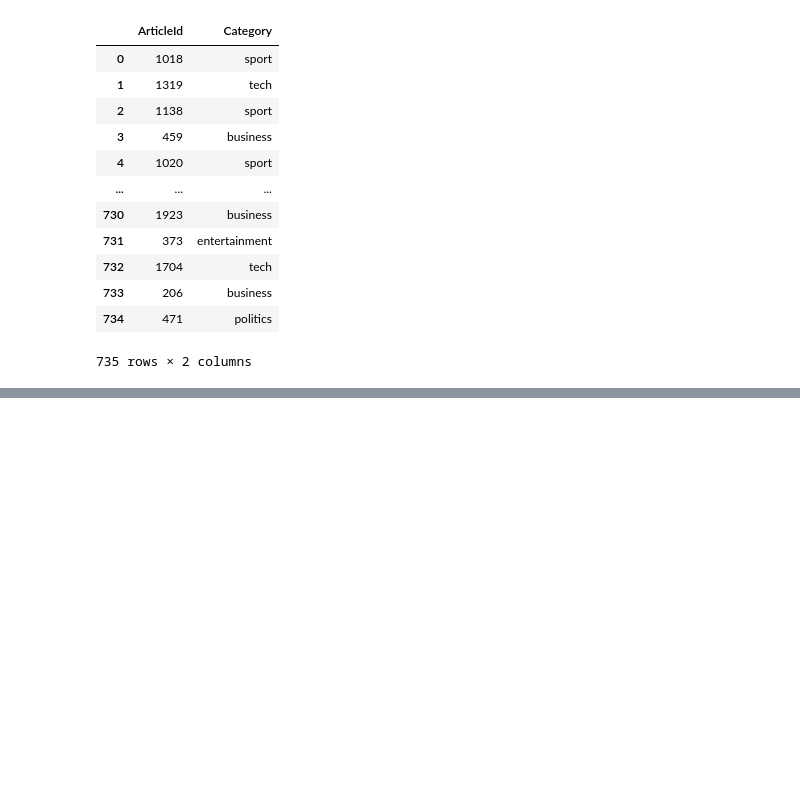
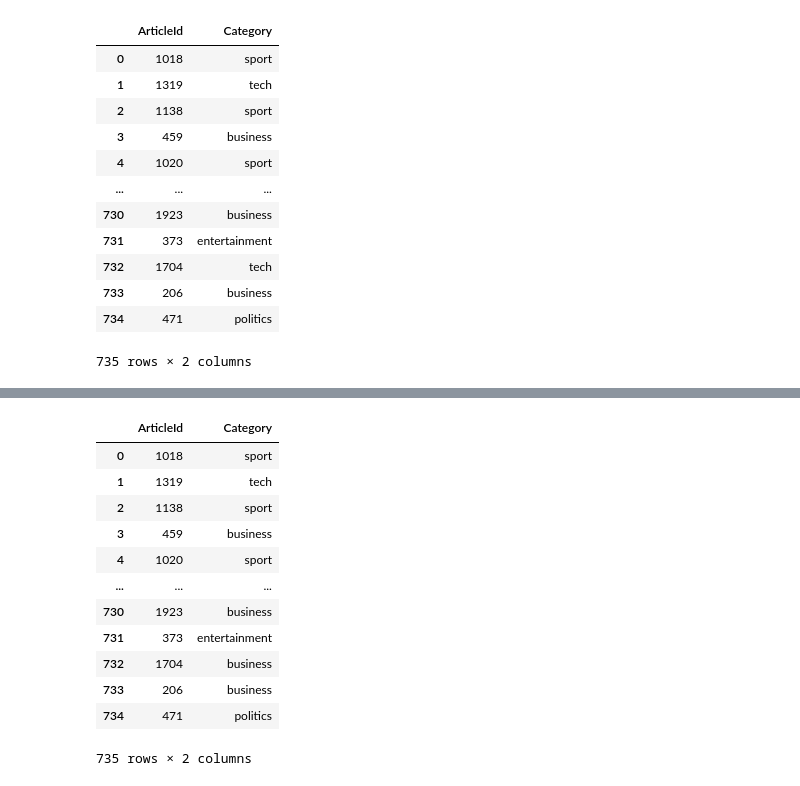
Before and after one commit to albert-kepner/bbc_news_kaggle, a Jupyter notebook: BBC_News.ipynb, the cells around one changed output, grey strips where cells are left out. Saved outputs shown, nothing was run; the diff lists cells and outputs as text; code cells hidden in the pictures; blank space fills up the shorter version.

```diff
--- a/BBC_News.ipynb
+++ b/BBC_News.ipynb
@@ -425,0 +455,26 @@ The training runs for models 2, 3, and 4,
+# %%
+%%time
+from sklearn.ensemble import RandomForestClassifier
+from sklearn.metrics import accuracy_score
+
+## Tunable parameters
+N_ESTIMATORS=20000
+MAX_DEPTH=20
+N_JOBS=-1
+
+model = RandomForestClassifier(
+    n_estimators=N_ESTIMATORS,
+    max_depth=MAX_DEPTH,
+    oob_score=True,
+    n_jobs=N_JOBS,
+)
+document_features = tfidf_vectorizer.transform(all_docs)
+train_features = document_features[:train_len,:]
+test_features = document_features[train_len:,:]
+model.fit(train_features, bbc_train['Category'])
+
+print(f'{model.oob_score_=}')
+
+y_pred = model.predict(train_features)
+train_accuracy = accuracy_score(bbc_train['Category'], y_pred)
+print(f'{train_accuracy=}')
@@ -425,0 +486,21 @@ The training runs for models 2, 3, and 4,
+# %%
+## We need to create a submission file to submit the test predictions to Kaggle for the competition.
+test_predicted = model.predict(test_features)
+submission_df = pd.DataFrame(bbc_test['ArticleId'])
+submission_df['Category'] = test_predicted
+display(submission_df)
+submission_df.to_csv('./kaggle_data/Submission6.csv',index=False)
+# %% [output]
+|  | ArticleId | Category |
+| 0 | 1018 | sport |
+| 1 | 1319 | tech |
+| 2 | 1138 | sport |
+| 3 | 459 | business |
+| 4 | 1020 | sport |
+| ... | ... | ... |
+| 730 | 1923 | business |
+| 731 | 373 | entertainment |
+| 732 | 1704 | business |
+| 733 | 206 | business |
+| 734 | 471 | politics |
+735 rows × 2 columns
```
Also changed, not shown: parts of 19 cells of this notebook, 3 other files.
